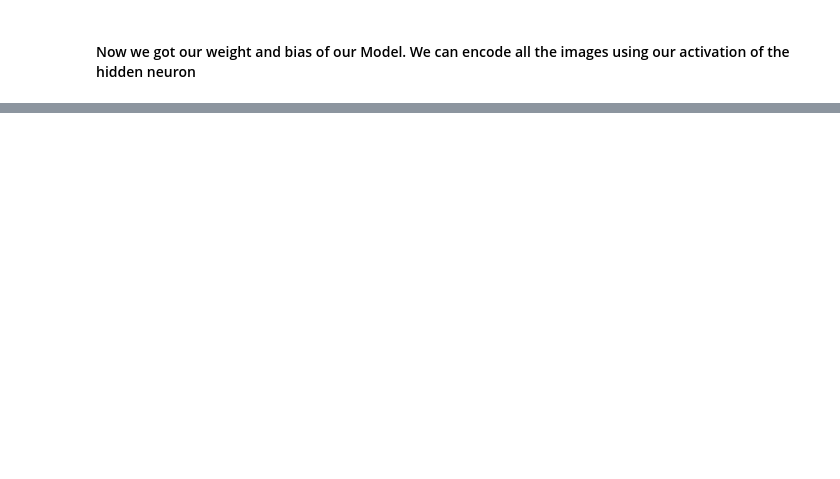
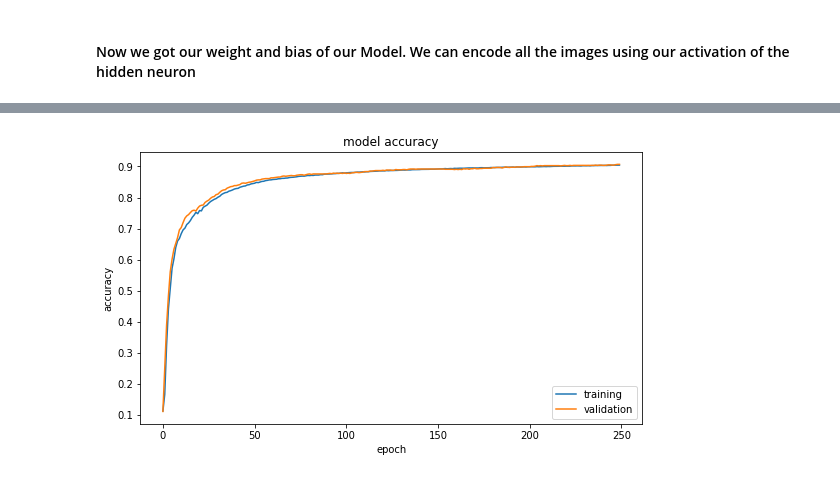
Before and after one commit to JoeKifle/ISPR-RBM-From-scratch-implementaion, a Jupyter notebook: telila.ipynb, the cells around one changed output, grey strips where cells are left out. Drawn from its saved outputs; the diff is of its cells as text; code cells hidden in the pictures; blank space fills up the shorter version.

```diff
--- a/telila.ipynb
+++ b/telila.ipynb
@@ -152,0 +170,7 @@ def recontructingImages(mnistRbm, images):
+# %%
+# linear model
+model_linear = SVC(C=20, gamma=0.01, kernel="rbf")
+model_linear.fit(X_train, y_train)
+
+# predict
+y_pred = model_linear.predict(X_test)
@@ -152,0 +230,10 @@ def recontructingImages(mnistRbm, images):
+# %%
+
+# X_train, X_test, y_train, y_test
+
+# Convert to "one-hot" vectors using the to_categorical function
+num_classes = 10
+
+y_train = keras.utils.to_categorical(y_train, num_classes)
+y_test = keras.utils.to_categorical(y_test, num_classes)
+print("First 5 training lables as one-hot encoded vectors:\n", y_train[:5])
@@ -152,0 +247,11 @@ def recontructingImages(mnistRbm, images):
+# %%
+image_size = 100 # 10*10
+num_classes = 10 # ten unique digits
+
+model = Sequential()
+
+# The input layer requires the special input_shape parameter which should match
+# the shape of our training data.
+model.add(Dense(units=50, activation='sigmoid',kernel_initializer='uniform', input_shape=(image_size,)))
+model.add(Dense(units=num_classes, activation='softmax'))
+model.summary()
@@ -152,0 +271,4 @@ def recontructingImages(mnistRbm, images):
+# %%
+model.compile(optimizer="sgd", loss='categorical_crossentropy', metrics=['acc'])
+history = model.fit(X_train, y_train, batch_size=128, epochs=250, verbose=True, validation_split=.1,)
+loss, accuracy  = model.evaluate(X_test, y_test, verbose=True)
@@ -152,0 +293,11 @@ def recontructingImages(mnistRbm, images):
+# %%
+plt.figure(figsize=(9,5))
+plt.plot(history.history['acc'])
+plt.plot(history.history['val_acc'])
+plt.title('model accuracy')
+plt.ylabel('accuracy')
+plt.xlabel('epoch')
+plt.legend(['training', 'validation'], loc='best')
+plt.show()
+# %% [output]
+[figure, added]
```
Also changed, not shown: parts of 27 cells of this notebook, 12 other files.
